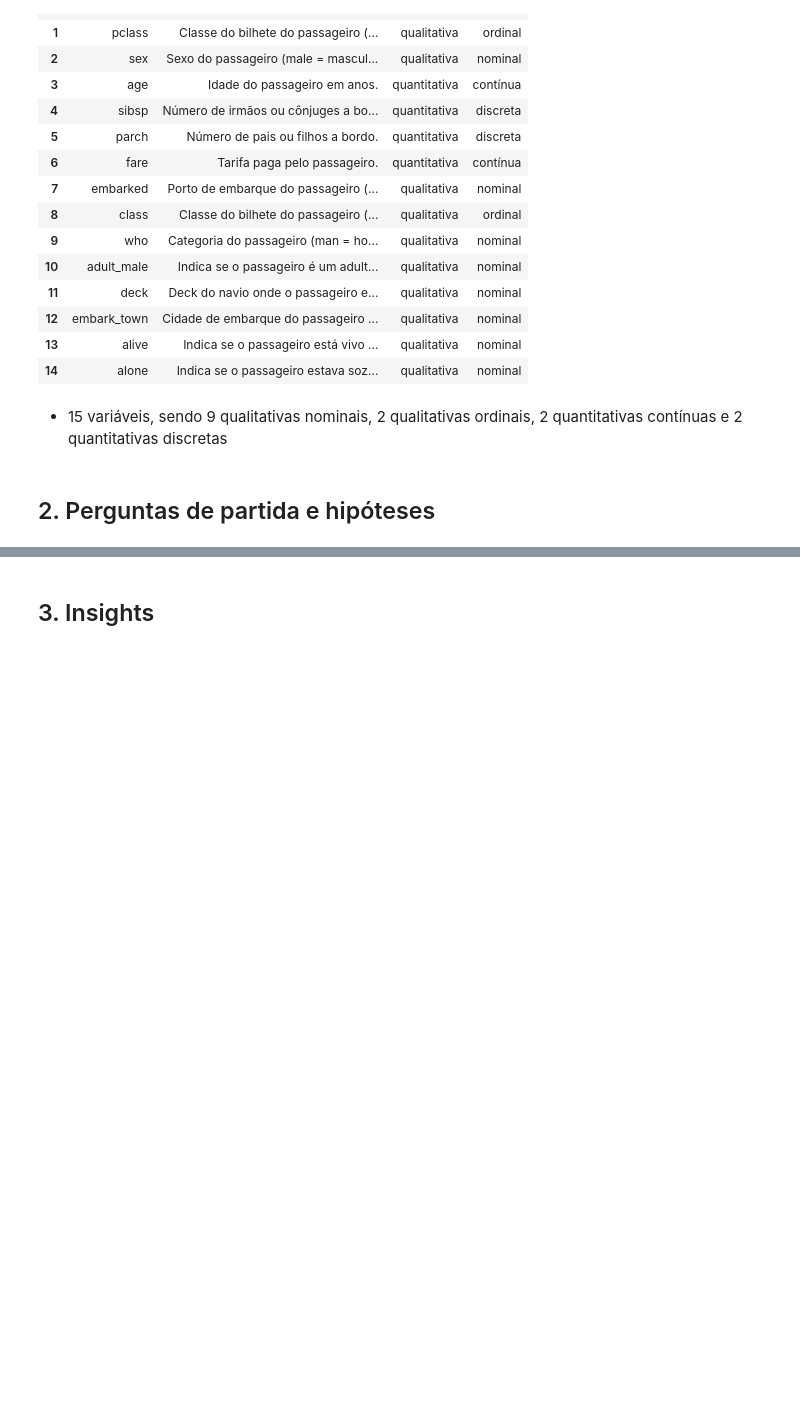
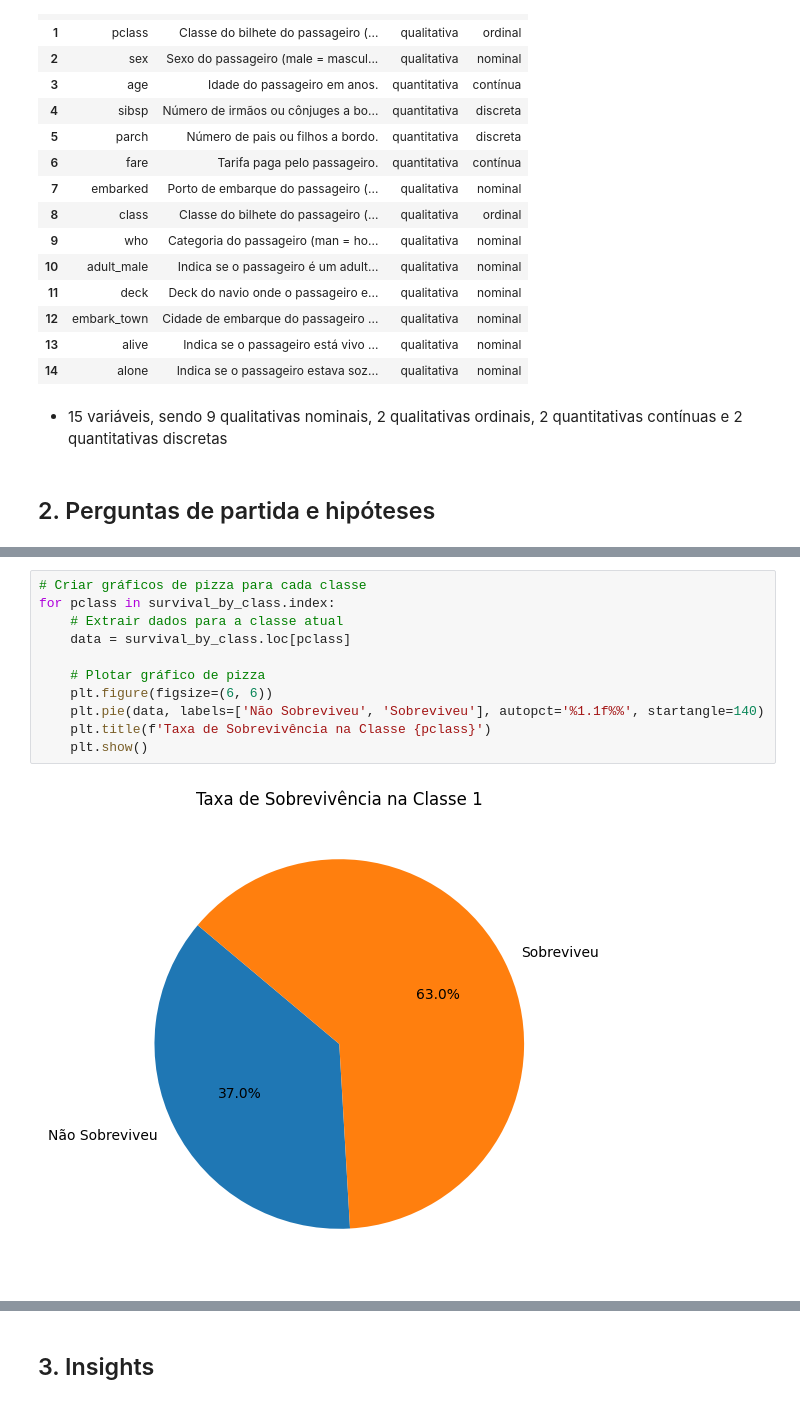
Before and after one commit to Helena190/Titanic-Data-Analysis-Python-Project, a Jupyter notebook: notebooks/01-exploratory_data_analysis.ipynb, the cells around one changed output, grey strips where cells are left out. Drawn from its saved outputs; the diff is of its cells as text; blank space fills up the shorter version.

```diff
--- a/notebooks/01-exploratory_data_analysis.ipynb
+++ b/notebooks/01-exploratory_data_analysis.ipynb
@@ -54,0 +130,13 @@ dicionario
+# %%
+# Criar gráficos de pizza para cada classe
+for pclass in survival_by_class.index:
+    # Extrair dados para a classe atual
+    data = survival_by_class.loc[pclass]
+
+    # Plotar gráfico de pizza
+    plt.figure(figsize=(6, 6))
+    plt.pie(data, labels=['Não Sobreviveu', 'Sobreviveu'], autopct='%1.1f%%', startangle=140)
+    plt.title(f'Taxa de Sobrevivência na Classe {pclass}')
+    plt.show()
+# %% [output]
+[figure, added]
```
Also changed, not shown: parts of 10 cells of this notebook.
